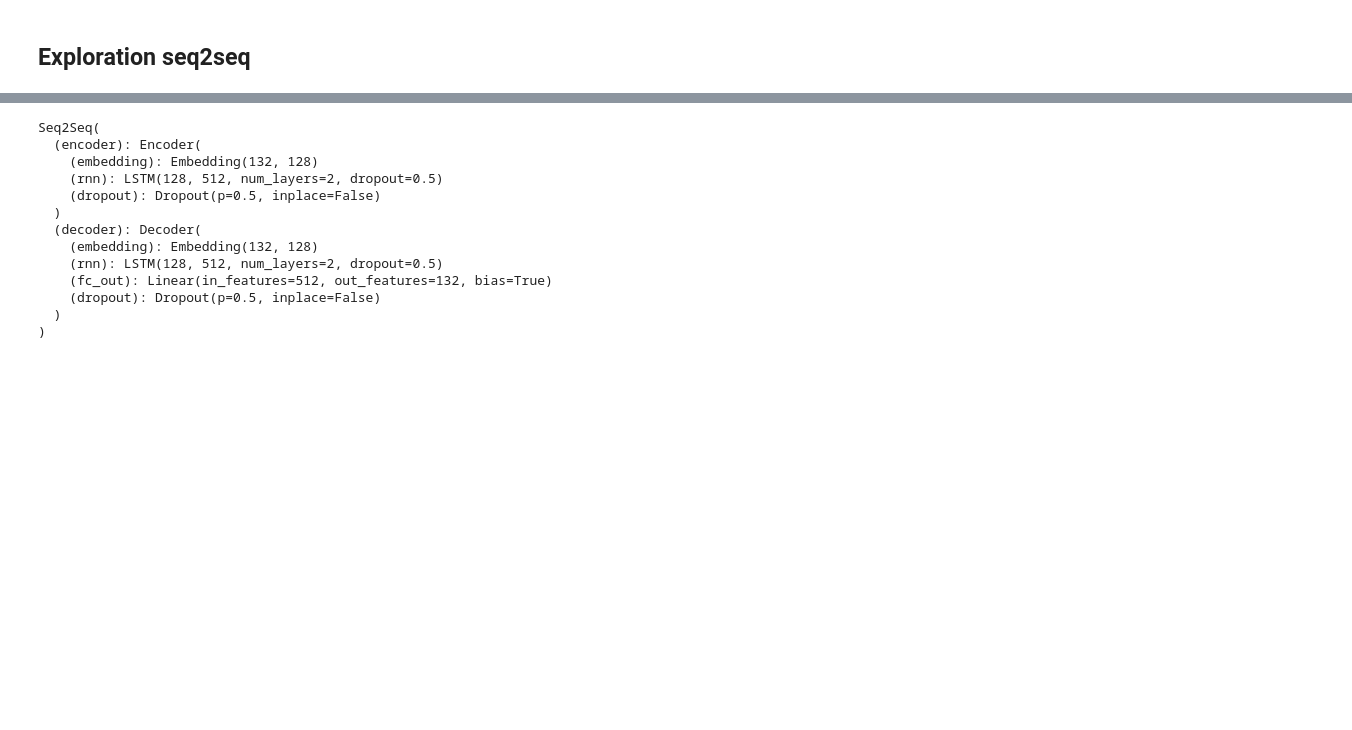
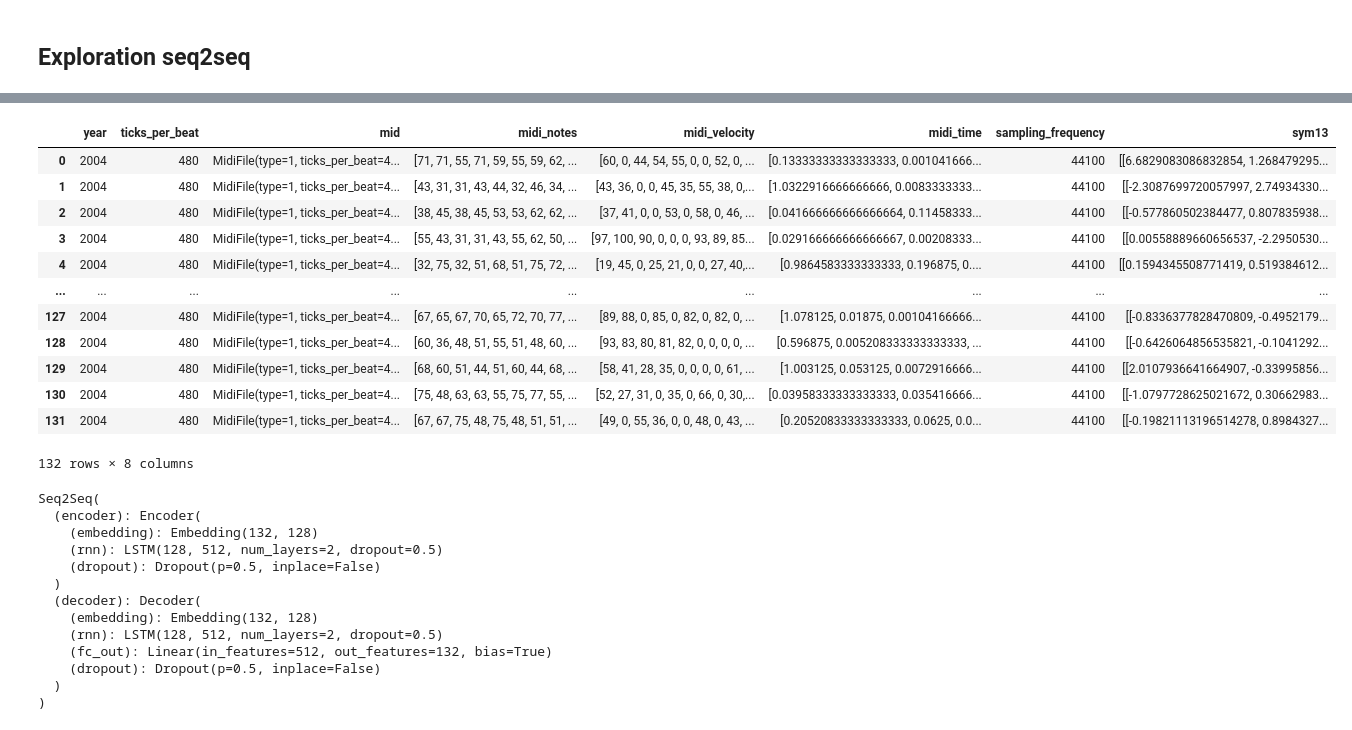
Before and after one commit to zar3bski/wavaetro, a Jupyter notebook: Explorations.ipynb, the cells around one changed output, grey strips where cells are left out. Saved outputs shown, nothing was run; the diff lists cells and outputs as text; code cells hidden in the pictures; blank space fills up the shorter version.

```diff
--- a/Explorations.ipynb
+++ b/Explorations.ipynb
@@ -126,7 +128,7 @@ MAX_LOUDNESS = 127
 MAX_NOTE = 127
 
 with open("/home/zar3bski/Documents/Code/data/wavaetro/data/maestro-v3.0.0/2004_sym13.pickle", "rb") as file:
-    df = pickle.load(file)
+    df:DataFrame = pickle.load(file)
 # %%
 # https://www.kaggle.com/code/columbine/seq2seq-pytorch
 
@@ -279,3 +319,19 @@ for batch in train_iter:
+# %%
+df
+# %% [output]
+|  | year | ticks_per_beat | mid | midi_notes | midi_velocity | midi_time | sampling_frequency | sym13 |
+| 0 | 2004 | 480 | MidiFile(type=1, ticks_per_beat=4... | [71, 71, 55, 71, 59, 55, 59, 62, ... | [60, 0, 44, 54, 55, 0, 0, 52, 0, ... | [0.13333333333333333, 0.001041666... | 44100 | [[6.6829083086832854, 1.268479295... |
+| 1 | 2004 | 480 | MidiFile(type=1, ticks_per_beat=4... | [43, 31, 31, 43, 44, 32, 46, 34, ... | [43, 36, 0, 0, 45, 35, 55, 38, 0,... | [1.0322916666666666, 0.0083333333... | 44100 | [[-2.3087699720057997, 2.74934330... |
+| 2 | 2004 | 480 | MidiFile(type=1, ticks_per_beat=4... | [38, 45, 38, 45, 53, 53, 62, 62, ... | [37, 41, 0, 0, 53, 0, 58, 0, 46, ... | [0.041666666666666664, 0.11458333... | 44100 | [[-0.577860502384477, 0.807835938... |
+| 3 | 2004 | 480 | MidiFile(type=1, ticks_per_beat=4... | [55, 43, 31, 31, 43, 55, 62, 50, ... | [97, 100, 90, 0, 0, 0, 93, 89, 85... | [0.029166666666666667, 0.00208333... | 44100 | [[0.00558889660656537, -2.2950530... |
+| 4 | 2004 | 480 | MidiFile(type=1, ticks_per_beat=4... | [32, 75, 32, 51, 68, 51, 75, 72, ... | [19, 45, 0, 25, 21, 0, 0, 27, 40,... | [0.9864583333333333, 0.196875, 0.... | 44100 | [[0.1594345508771419, 0.519384612... |
+| ... | ... | ... | ... | ... | ... | ... | ... | ... |
+| 127 | 2004 | 480 | MidiFile(type=1, ticks_per_beat=4... | [67, 65, 67, 70, 65, 72, 70, 77, ... | [89, 88, 0, 85, 0, 82, 0, 82, 0, ... | [1.078125, 0.01875, 0.00104166666... | 44100 | [[-0.8336377828470809, -0.4952179... |
+| 128 | 2004 | 480 | MidiFile(type=1, ticks_per_beat=4... | [60, 36, 48, 51, 55, 51, 48, 60, ... | [93, 83, 80, 81, 82, 0, 0, 0, 0, ... | [0.596875, 0.005208333333333333, ... | 44100 | [[-0.6426064856535821, -0.1041292... |
+| 129 | 2004 | 480 | MidiFile(type=1, ticks_per_beat=4... | [68, 60, 51, 44, 51, 60, 44, 68, ... | [58, 41, 28, 35, 0, 0, 0, 0, 61, ... | [1.003125, 0.053125, 0.0072916666... | 44100 | [[2.0107936641664907, -0.33995856... |
+| 130 | 2004 | 480 | MidiFile(type=1, ticks_per_beat=4... | [75, 48, 63, 63, 55, 75, 77, 55, ... | [52, 27, 31, 0, 35, 0, 66, 0, 30,... | [0.03958333333333333, 0.035416666... | 44100 | [[-1.0797728625021672, 0.30662983... |
+| 131 | 2004 | 480 | MidiFile(type=1, ticks_per_beat=4... | [67, 67, 75, 48, 75, 48, 51, 51, ... | [49, 0, 55, 36, 0, 0, 48, 0, 43, ... | [0.20520833333333333, 0.0625, 0.0... | 44100 | [[-0.19821113196514278, 0.8984327... |
+132 rows × 8 columns
 # %%
 model = Seq2Seq(encoder, decoder, device).to(device)
 # %%
```
Also changed, not shown: parts of 6 cells of this notebook.
